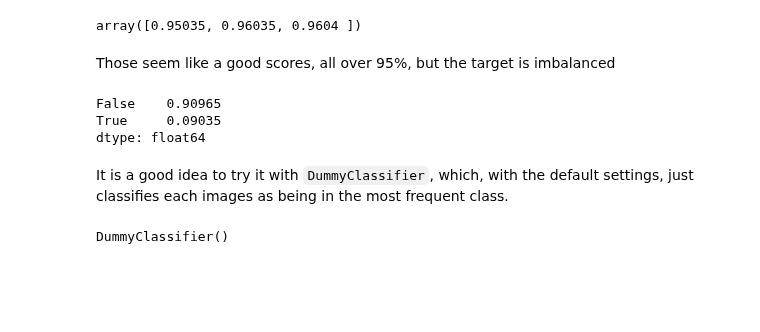
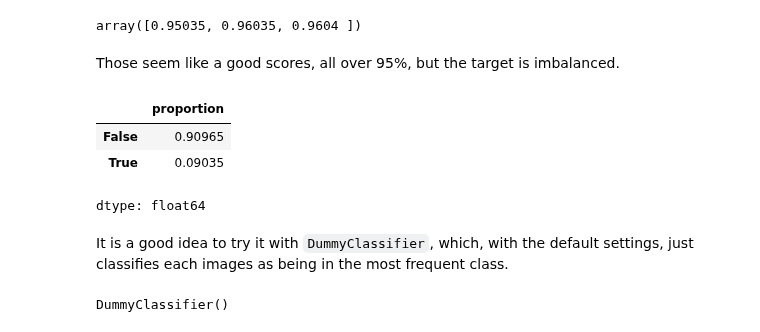
Before and after one commit to PaulToronto/Hands-on-Maching-Learning-Book, a Jupyter notebook: 3_Classification.ipynb, the cells around one changed output. Saved outputs shown, nothing was run; the diff lists cells and outputs as text; code cells hidden in the pictures; blank space fills up the shorter version.

```diff
--- a/3_Classification.ipynb
+++ b/3_Classification.ipynb
@@ -144,5 +171,5 @@ X_train.shape, X_test.shape, y_train.shape, y_test.shape
 
 - We simplify the problem by turning it into a "5" detector, which is a binary classification problem
 # %%
-y_train_5 = y_train == '5'
-y_test_5 = y_test == '5'
+y_train_is_5 = (y_train == '5')
+y_test_is_5 = (y_test == '5')
@@ -161,6 +188,8 @@ y_train_5, y_test_5
 # from sklearn.linear_model import SGDClassifier
 
 sgd_clf = SGDClassifier(random_state=42)
-sgd_clf.fit(X_train, y_train_5)
+sgd_clf
 # %% [output]
 SGDClassifier(random_state=42)
+# %%
+sgd_clf.fit(X_train, y_train_is_5)
@@ -192,12 +231,13 @@ cross_val_score(sgd_clf,
 # %% [output]
 array([0.95035, 0.96035, 0.9604 ])
 # %% [markdown]
-Those seem like a good scores, all over 95%, but the target is imbalanced
+Those seem like a good scores, all over 95%, but the target is imbalanced.
 # %%
-pd.Series(y_train_5).value_counts(normalize=True)
+pd.Series(y_train_is_5).value_counts(normalize=True)
 # %% [output]
+|  | proportion |
+| False | 0.90965 |
+| True | 0.09035 |
-False    0.90965
-True     0.09035
 dtype: float64
 # %% [markdown]
 It is a good idea to try it with `DummyClassifier`, which, with the default settings, just classifies each images as being in the most frequent class.
```
Also changed, not shown: parts of 226 cells of this notebook.
